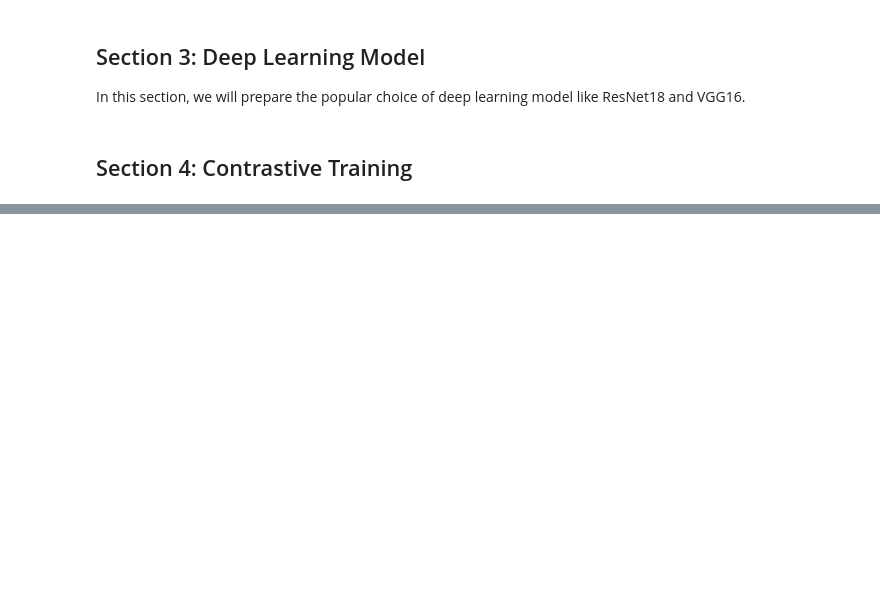
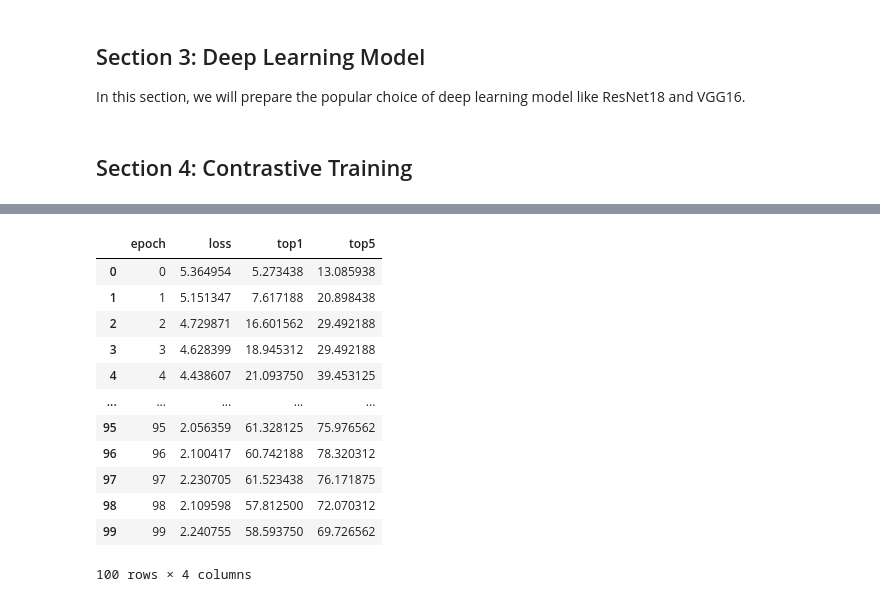
Before and after one commit to levscaut/ece1508, a Jupyter notebook: project.ipynb, the cells around one changed output, grey strips where cells are left out. Cells and saved outputs as stored; diff of their text form; code cells hidden in the pictures; blank space fills up the shorter version.

```diff
--- a/project.ipynb
+++ b/project.ipynb
@@ -89,0 +107,18 @@ Epoch: 0        Loss: 7.526223182678223 Top1 accuracy: 0.29296875
+# %%
+import pandas as pd
+df = pd.DataFrame.from_records(records)
+display(df)
+# %% [output]
+|  | epoch | loss | top1 | top5 |
+| 0 | 0 | 5.364954 | 5.273438 | 13.085938 |
+| 1 | 1 | 5.151347 | 7.617188 | 20.898438 |
+| 2 | 2 | 4.729871 | 16.601562 | 29.492188 |
+| 3 | 3 | 4.628399 | 18.945312 | 29.492188 |
+| 4 | 4 | 4.438607 | 21.093750 | 39.453125 |
+| ... | ... | ... | ... | ... |
+| 95 | 95 | 2.056359 | 61.328125 | 75.976562 |
+| 96 | 96 | 2.100417 | 60.742188 | 78.320312 |
+| 97 | 97 | 2.230705 | 61.523438 | 76.171875 |
+| 98 | 98 | 2.109598 | 57.812500 | 72.070312 |
+| 99 | 99 | 2.240755 | 58.593750 | 69.726562 |
+100 rows × 4 columns
```
Also changed, not shown: parts of 5 cells of this notebook.
